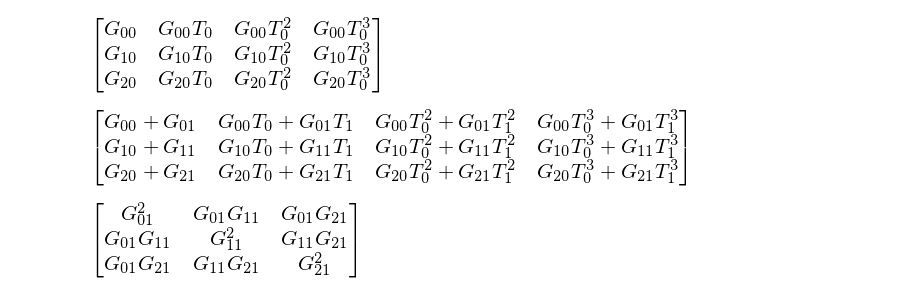
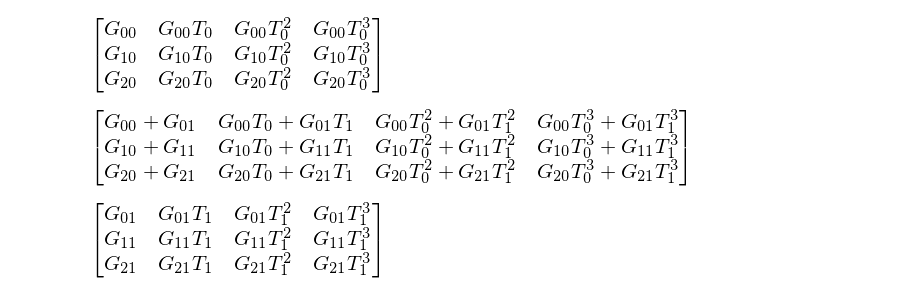
Before and after one commit to jgoppert/iekf_analysis, a Jupyter notebook: Temperature Calibration.ipynb, the cells around one changed output. Saved outputs shown, nothing was run; the diff lists cells and outputs as text; code cells hidden in the pictures.

```diff
--- a/Temperature Calibration.ipynb
+++ b/Temperature Calibration.ipynb
@@ -126,7 +126,7 @@ Y(1)*X(1).T
 # %% [output]
 [figure]
 # %%
-dY = Y(1)*Y(1).T - Y(0)*Y(0).T
-dY
+dYXT = Y(1)*X(1).T - Y(0)*X(0).T
+dYXT
 # %% [output]
-[figure, old version]
+[figure, new version]
```
